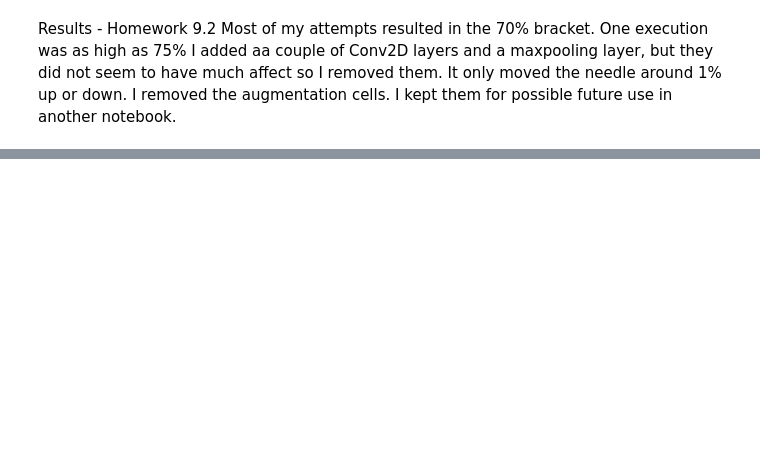
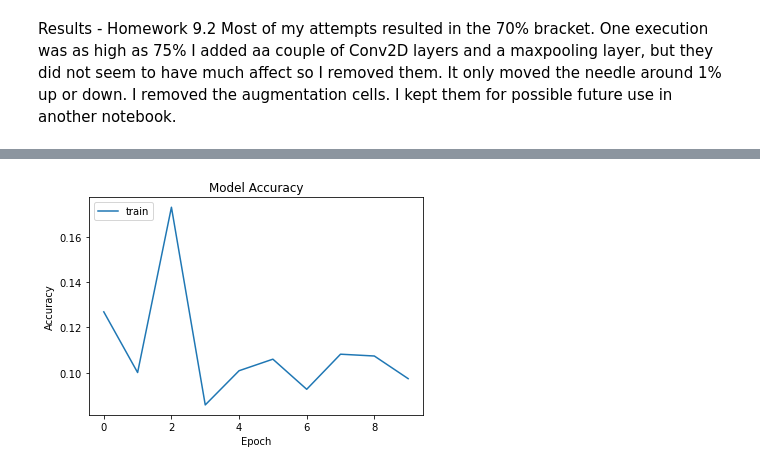
Before and after one commit to scottbing/SB_BSSD5350_Hwk10.1, a Jupyter notebook: SB_5350_CNN_Train10.1.ipynb, the cells around one changed output, grey strips where cells are left out. Cells and saved outputs as stored; diff of their text form; code cells hidden in the pictures; blank space fills up the shorter version.

```diff
--- a/SB_5350_CNN_Train10.1.ipynb
+++ b/SB_5350_CNN_Train10.1.ipynb
@@ -256,0 +308,11 @@ Most of my attempts resulted in the 70% bracket. One execution was as high as 75
+# %%
+# load dataset
+#(X_train, y_train), (X_test, y_test) = cifar10.load_data()
+
+# Augmenting training set images
+datagen = ImageDataGenerator(zoom_range = 0.2,
+                            horizontal_flip = True)
+datagen.fit(train_images)
+# %%
+model_aug = create_cnn_model()
+model_aug.compile(loss = 'SparseCategoricalCrossentropy', optimizer = 'rmsprop', metrics= ['accuracy'])
@@ -256,0 +326,9 @@ Most of my attempts resulted in the 70% bracket. One execution was as high as 75
+# %%
+model_history = model_aug.fit_generator(datagen.flow(train_images, train_labels,
+                                                     batch_size = BATCH_SIZE),
+                                        steps_per_epoch = train_images.shape[0] / BATCH_SIZE,
+                                        epochs = nb_epochs, verbose = 1,
+                                        validation_data = (test_images, test_labels),
+                                        callbacks = [ModelCheckpoint('model_aug.h5', save_best_only =True),
+                                                     EarlyStopping(monitor='val_accuracy', min_delta=0.000001, patience=10, \
+                                                     verbose=1, mode='auto')])
@@ -256,0 +356,9 @@ Most of my attempts resulted in the 70% bracket. One execution was as high as 75
+# %%
+plt.plot(model_history.history['val_accuracy'])
+plt.title("Model Accuracy")
+plt.xlabel('Epoch')
+plt.ylabel('Accuracy')
+plt.legend(['train','validation'], loc = 'upper left')
+plt.show()
+# %% [output]
+[figure, added]
```
Also changed, not shown: parts of 28 cells of this notebook, 1 other file.
